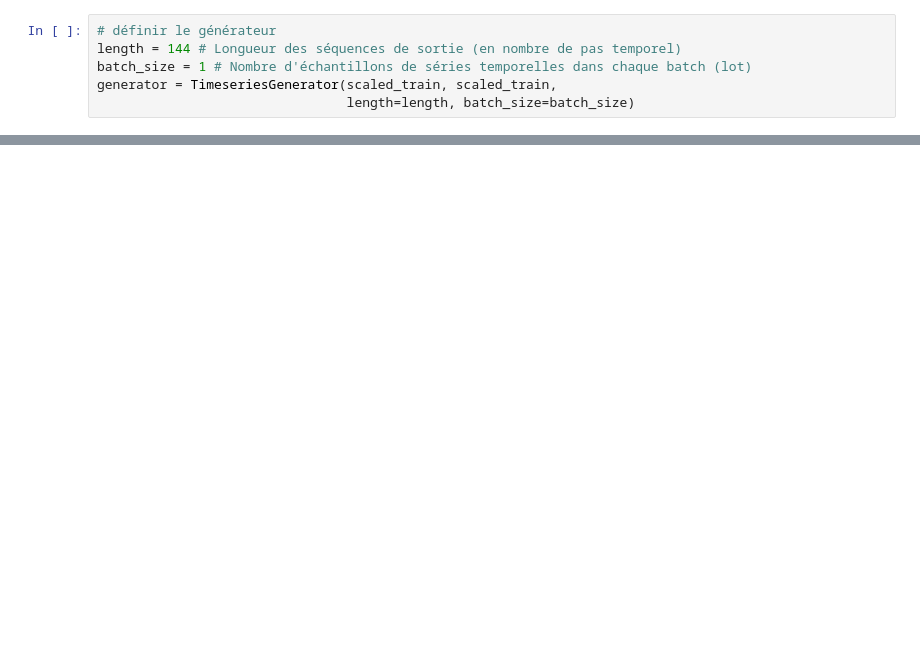
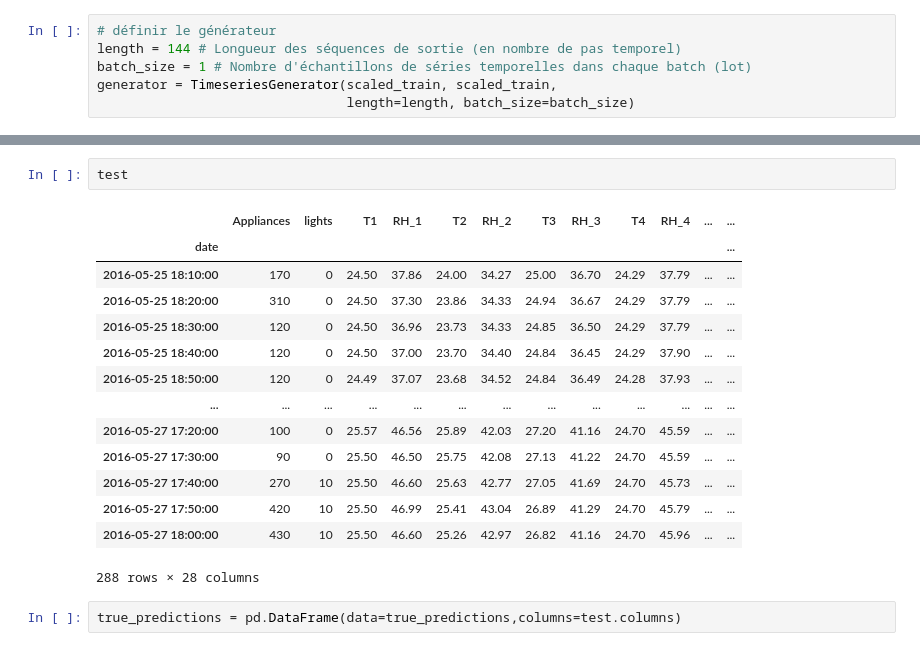
Before and after one commit to mouminaa/RNN, a Jupyter notebook: RNN_Mulitivaria.ipynb, the cells around one changed output, grey strips where cells are left out. Saved outputs shown, nothing was run; the diff lists cells and outputs as text; blank space fills up the shorter version.

```diff
--- a/RNN_Mulitivaria.ipynb
+++ b/RNN_Mulitivaria.ipynb
@@ -120,0 +442,19 @@ generator = TimeseriesGenerator(scaled_train, scaled_train,
+# %%
+test
+# %% [output]
+|  | Appliances | lights | T1 | RH_1 | T2 | RH_2 | T3 | RH_3 | T4 | RH_4 | ... | ... |
+| date |  |  |  |  |  |  |  |  |  |  |  | ... |
+| 2016-05-25 18:10:00 | 170 | 0 | 24.50 | 37.86 | 24.00 | 34.27 | 25.00 | 36.70 | 24.29 | 37.79 | ... | ... |
+| 2016-05-25 18:20:00 | 310 | 0 | 24.50 | 37.30 | 23.86 | 34.33 | 24.94 | 36.67 | 24.29 | 37.79 | ... | ... |
+| 2016-05-25 18:30:00 | 120 | 0 | 24.50 | 36.96 | 23.73 | 34.33 | 24.85 | 36.50 | 24.29 | 37.79 | ... | ... |
+| 2016-05-25 18:40:00 | 120 | 0 | 24.50 | 37.00 | 23.70 | 34.40 | 24.84 | 36.45 | 24.29 | 37.90 | ... | ... |
+| 2016-05-25 18:50:00 | 120 | 0 | 24.49 | 37.07 | 23.68 | 34.52 | 24.84 | 36.49 | 24.28 | 37.93 | ... | ... |
+| ... | ... | ... | ... | ... | ... | ... | ... | ... | ... | ... | ... | ... |
+| 2016-05-27 17:20:00 | 100 | 0 | 25.57 | 46.56 | 25.89 | 42.03 | 27.20 | 41.16 | 24.70 | 45.59 | ... | ... |
+| 2016-05-27 17:30:00 | 90 | 0 | 25.50 | 46.50 | 25.75 | 42.08 | 27.13 | 41.22 | 24.70 | 45.59 | ... | ... |
+| 2016-05-27 17:40:00 | 270 | 10 | 25.50 | 46.60 | 25.63 | 42.77 | 27.05 | 41.69 | 24.70 | 45.73 | ... | ... |
+| 2016-05-27 17:50:00 | 420 | 10 | 25.50 | 46.99 | 25.41 | 43.04 | 26.89 | 41.29 | 24.70 | 45.79 | ... | ... |
+| 2016-05-27 18:00:00 | 430 | 10 | 25.50 | 46.60 | 25.26 | 42.97 | 26.82 | 41.16 | 24.70 | 45.96 | ... | ... |
+288 rows × 28 columns
+# %%
+true_predictions = pd.DataFrame(data=true_predictions,columns=test.columns)
```
Also changed, not shown: parts of 46 cells of this notebook.
